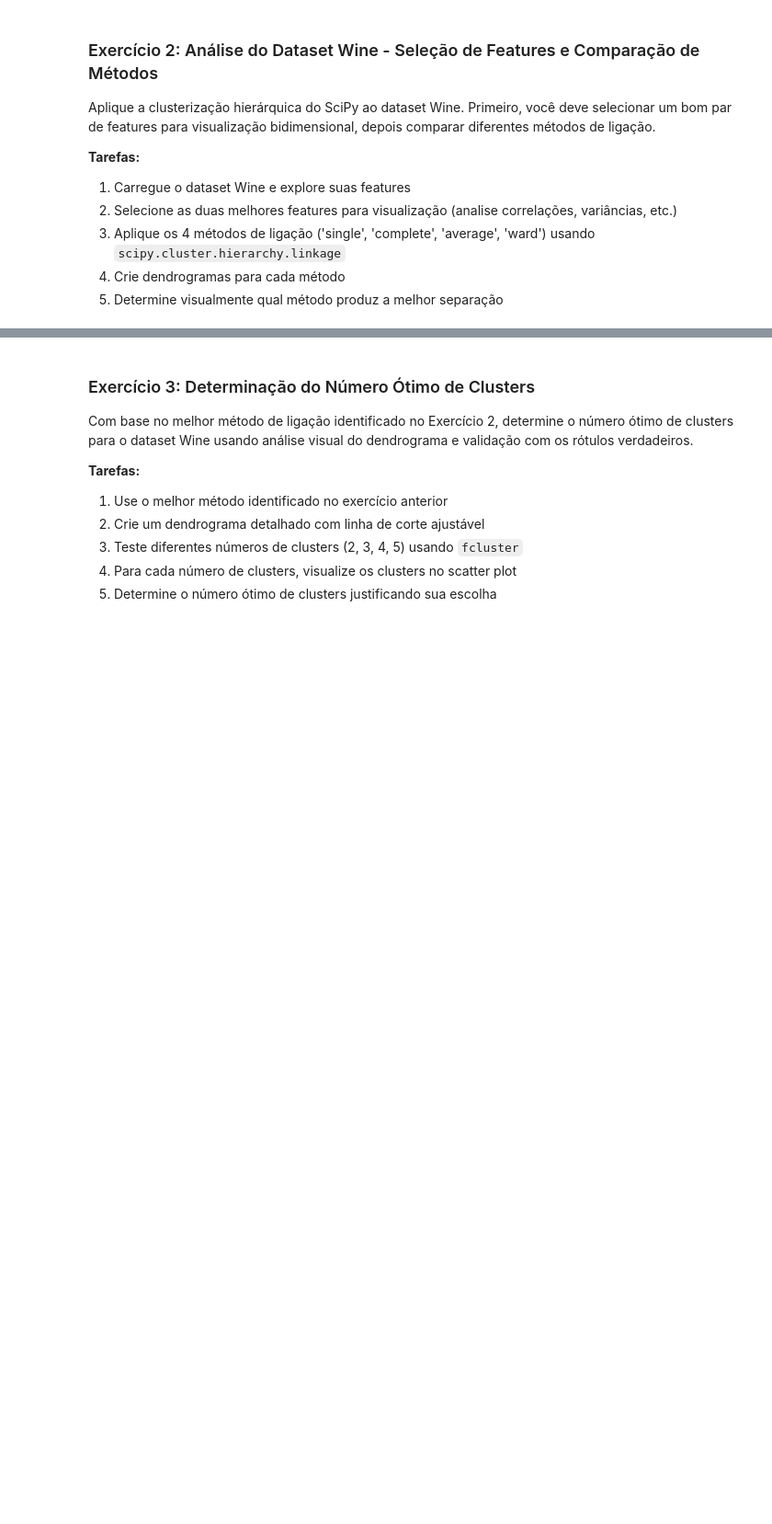
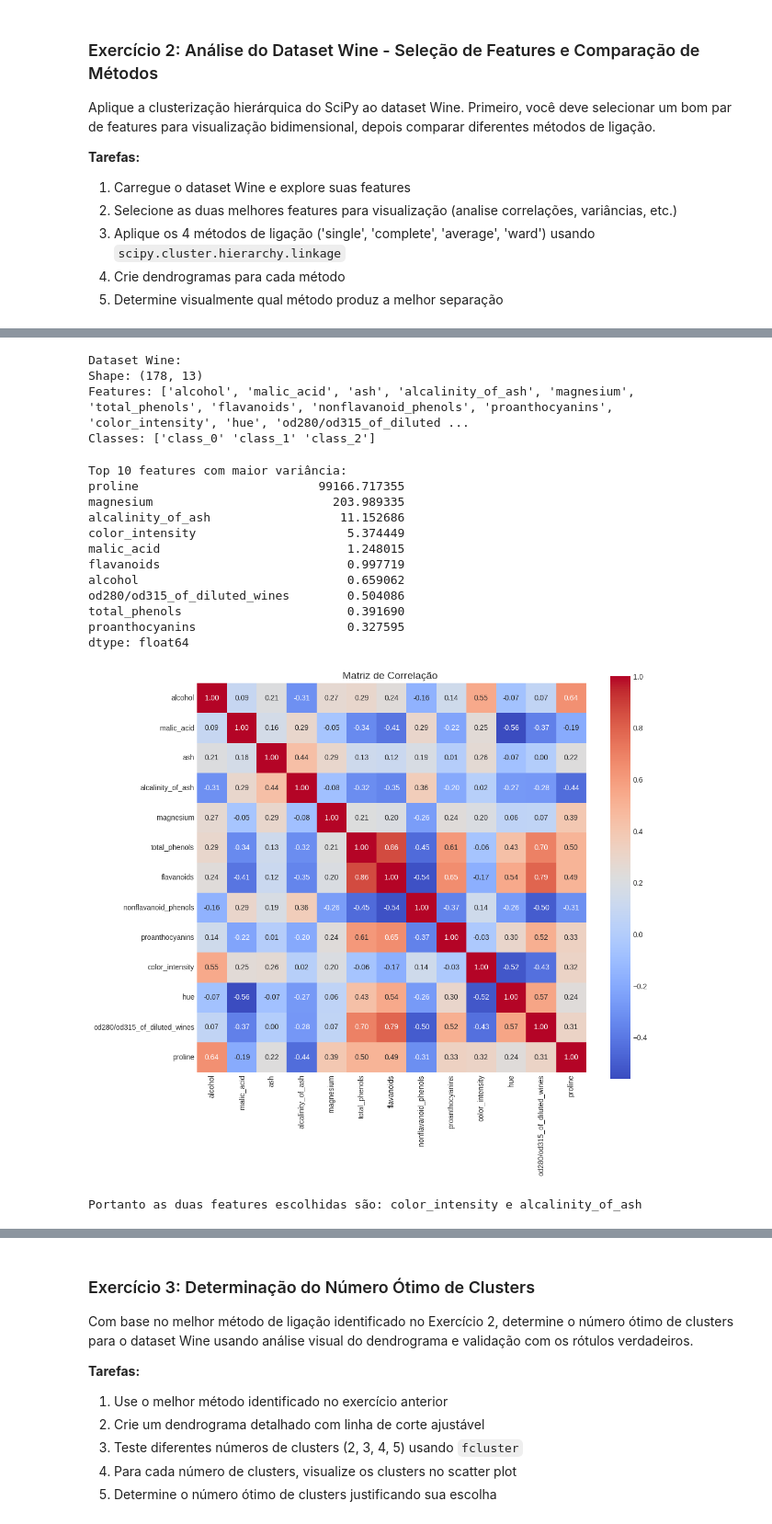
Before and after one commit to henriqueSpencer/machine-learning-nao-supervisionado, a Jupyter notebook: 03_Hierarchical.ipynb, the cells around one changed output, grey strips where cells are left out. Shown at 92% size. Cells and saved outputs as stored; diff of their text form; code cells hidden in the pictures; blank space fills up the shorter version.

```diff
--- a/03_Hierarchical.ipynb
+++ b/03_Hierarchical.ipynb
@@ -1201,0 +641,58 @@ Critério: maior ratio separação/compacidade
+# %%
+# 1. Carregar DataSet
+wine = load_wine()
+X_wine = wine.data
+y_wine = wine.target
+df_wine =pd.DataFrame(X_wine, columns=wine.feature_names)
+
+print("Dataset Wine:")
+print(f"Shape: {X_wine.shape}")
+print(f"Features: {wine.feature_names}")
+print(f"Classes: {wine.target_names}")
+# %% [output]
+Dataset Wine:
+Shape: (178, 13)
+Features: ['alcohol', 'malic_acid', 'ash', 'alcalinity_of_ash', 'magnesium', 'total_phenols', 'flavanoids', 'nonflavanoid_phenols', 'proanthocyanins', 'color_intensity', 'hue', 'od280/od315_of_diluted ...
+Classes: ['class_0' 'class_1' 'class_2']
+# %%
+
+# 2. Análise das features para seleção e
+
+# 2.1 Analise da Variancia
+variances = df_wine.var().sort_values(ascending=False)
+print("Top 10 features com maior variância:")
+print(variances.head(10))
+
+# 2.2 Analise da correlacao
+corr = df_wine.corr()
+plt.figure(figsize=(12, 10))
+sns.heatmap(corr, annot=True, cmap='coolwarm', fmt=".2f", square=True)
+plt.title('Matriz de Correlação ', fontsize=14)
+plt.show()
+
+corr_abs = corr.abs()
+corr_abs = corr_abs.unstack().reset_index()
+corr_abs.columns = ['Feature_1', 'Feature_2', 'Correlation']
+
+variances = variances.head(10).index.tolist()
+corr_abs[
+    (corr_abs['Feature_1'].isin(variances)) &
+    (corr_abs['Feature_2'].isin(variances))
+].sort_values(by='Correlation', ascending=True)
+
+print("Portanto as duas features escolhidas são: color_intensity e alcalinity_of_ash")
+# %% [output]
+Top 10 features com maior variância:
+proline                         99166.717355
+magnesium                         203.989335
+alcalinity_of_ash                  11.152686
+color_intensity                     5.374449
+malic_acid                          1.248015
+flavanoids                          0.997719
+alcohol                             0.659062
+od280/od315_of_diluted_wines        0.504086
+total_phenols                       0.391690
+proanthocyanins                     0.327595
+dtype: float64
+[figure, added]
+Portanto as duas features escolhidas são: color_intensity e alcalinity_of_ash
```
Also changed, not shown: parts of 8 cells of this notebook.
